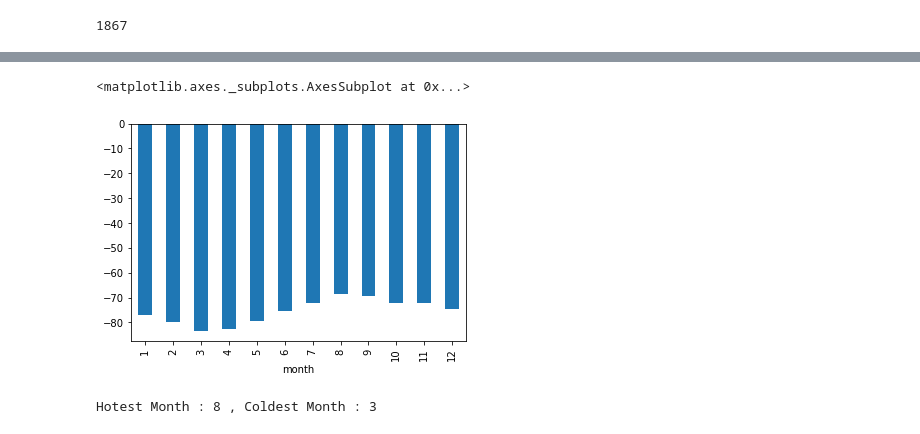
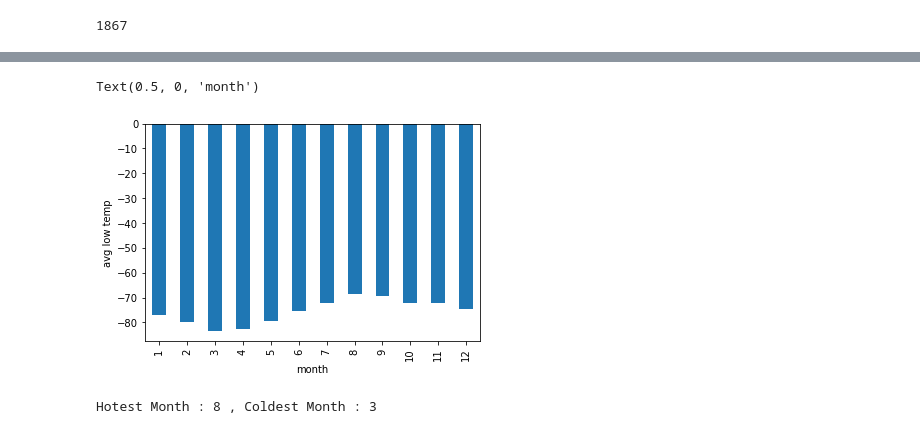
Before and after one commit to shwetajain1022/data-collection-challenge, a Jupyter notebook: part_2_mars_weather.ipynb, the cells around one changed output, grey strips where cells are left out. Drawn from its saved outputs; the diff is of its cells as text; code cells hidden in the pictures.

```diff
--- a/part_2_mars_weather.ipynb
+++ b/part_2_mars_weather.ipynb
@@ -216,9 +217,11 @@ Name: min_temp, dtype: float64
 # %%
 # Plot the average temperature by month
 avg_low_temp.plot.bar()
+plt.ylabel("avg low temp")
+plt.xlabel("month")
 # %% [output]
-<matplotlib.axes._subplots.AxesSubplot at 0x...>
+Text(0.5, 0, 'month')
-[figure, old version]
+[figure, new version]
 # %%
 # Identify the coldest and hottest months in Curiosity's location
 sorted_avg_low_temp  = avg_low_temp.sort_values().reset_index()
```
Also changed, not shown: parts of 9 cells of this notebook, 4 other files.
